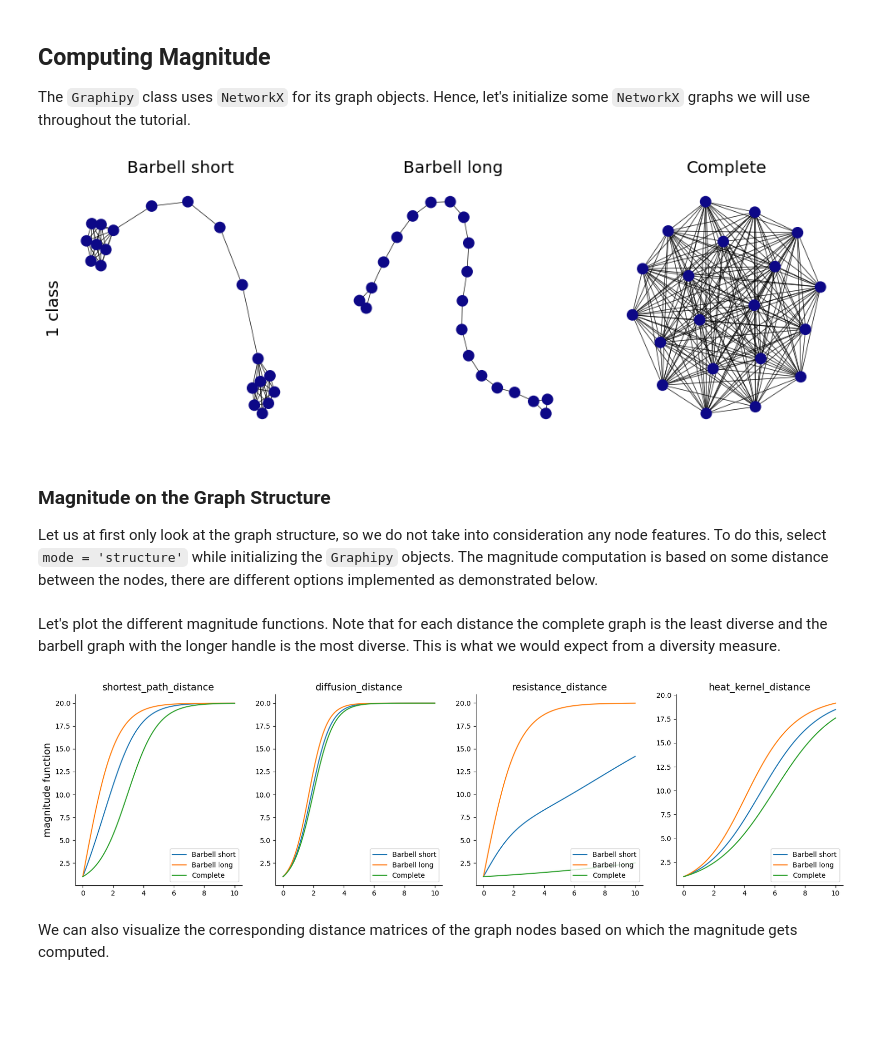
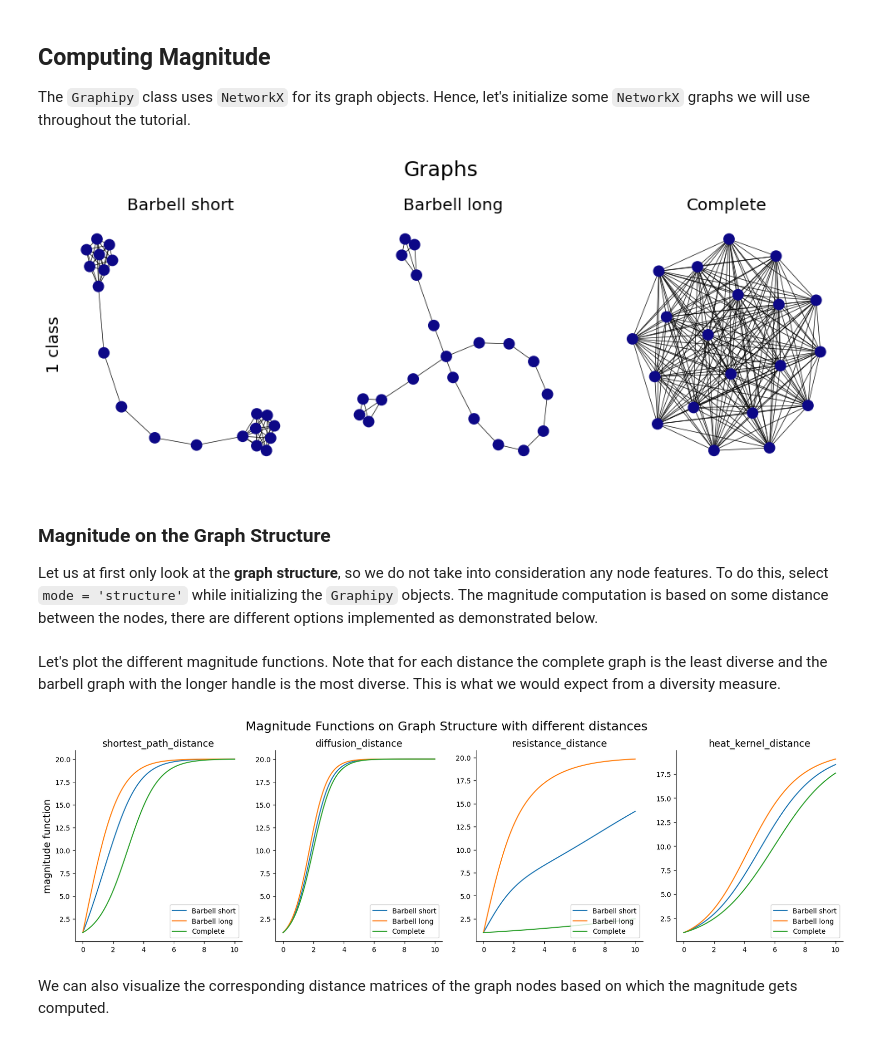
Before and after one commit to aidos-lab/magnipy, a Jupyter notebook: notebooks/graphipy_tutorial.ipynb, the cells around one changed output. Saved outputs shown, nothing was run; the diff lists cells and outputs as text; code cells hidden in the pictures; blank space fills up the shorter version.

```diff
--- a/notebooks/graphipy_tutorial.ipynb
+++ b/notebooks/graphipy_tutorial.ipynb
@@ -41,25 +38,26 @@ The `Graphipy` class uses `NetworkX` for its graph objects. Hence, let's initial
 # %%
 # initializing graphs
 barbell_short = nx.barbell_graph(8, 4)
-barbell_long = nx.barbell_graph(3, 14)
+barbell_long = nx.barbell_graph(4, 12)
 complete = nx.complete_graph(20)
 
 graphs = [barbell_short, barbell_long, complete]
 graphnames = ["Barbell short", "Barbell long", "Complete"]
 
 # plotting the graphs
 plot_graphs(
     graphs=graphs,
     features=None,
     positions=[nx.spring_layout(G) for G in graphs],
     graphnames=graphnames,
+    title="Graphs",
 )
 # %% [output]
-[figure, old version]
+[figure, new version]
 # %% [markdown]
 ### Magnitude on the Graph Structure
 
-Let us at first only look at the graph structure, so we do not take into consideration any node features. To do this, select `mode = 'structure'` while initializing the `Graphipy` objects. The magnitude computation is based on some distance between the nodes, there are different options implemented as demonstrated below.
+Let us at first only look at the **graph structure**, so we do not take into consideration any node features. To do this, select `mode = 'structure'` while initializing the `Graphipy` objects. The magnitude computation is based on some distance between the nodes, there are different options implemented as demonstrated below.
 # %%
 # different distances for graphs found in `Graphipy`
 metrics = [
@@ -87,10 +85,14 @@ for metric in metrics:
 Let's plot the different magnitude functions. Note that for each distance the complete graph is the least diverse and the barbell graph with the longer handle is the most diverse. This is what we would expect from a diversity measure.
 # %%
 plot_mag_funs(
-    cols=metrics, graphnames=graphnames, magnis=magnis_structure, ts=ts
+    cols=metrics,
+    graphnames=graphnames,
+    magnis=magnis_structure,
+    ts=ts,
+    title="Magnitude Functions on Graph Structure with different distances",
 )
 # %% [output]
-[figure, old version]
+[figure, new version]
 # %% [markdown]
 We can also visualize the corresponding distance matrices of the graph nodes based on which the magnitude gets computed.
 # %%
```
Also changed, not shown: parts of 21 cells of this notebook.
